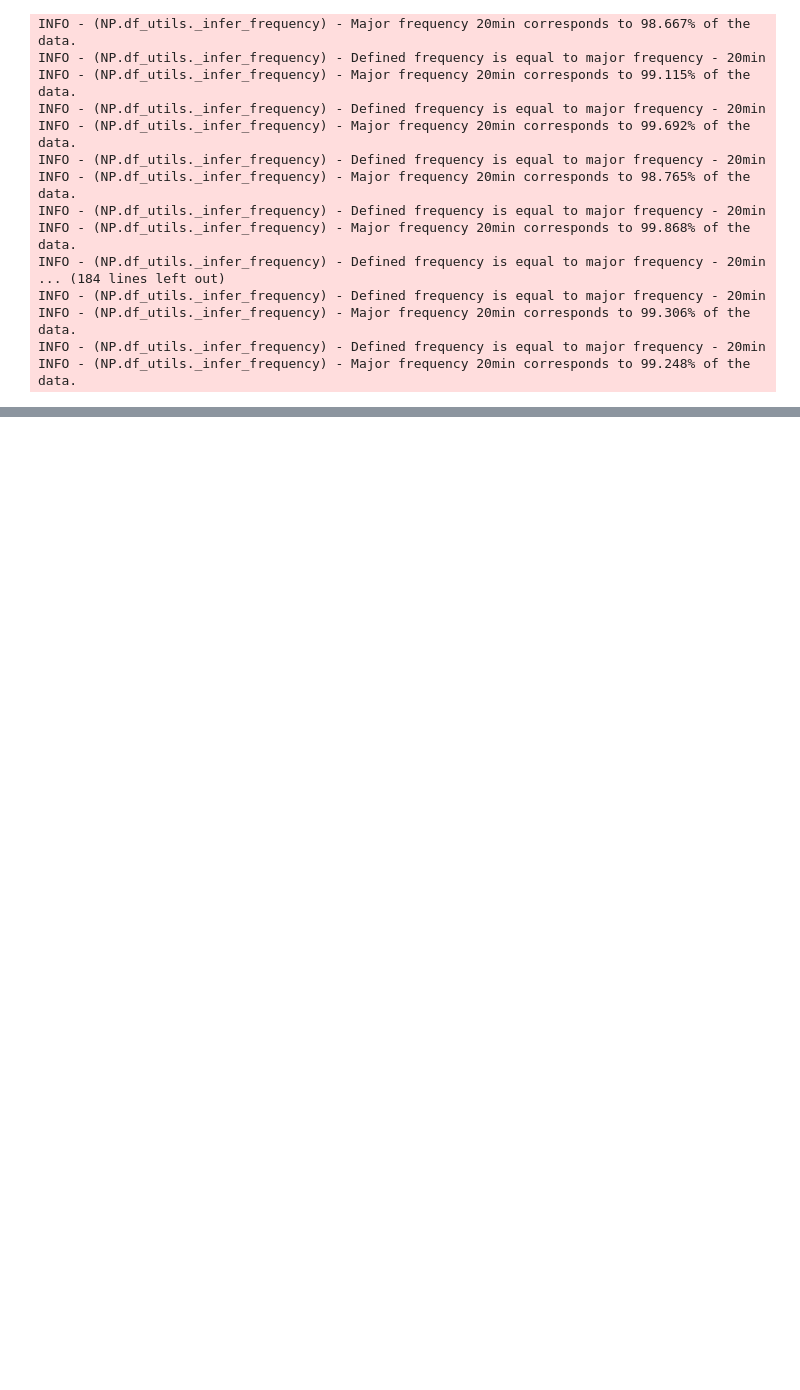
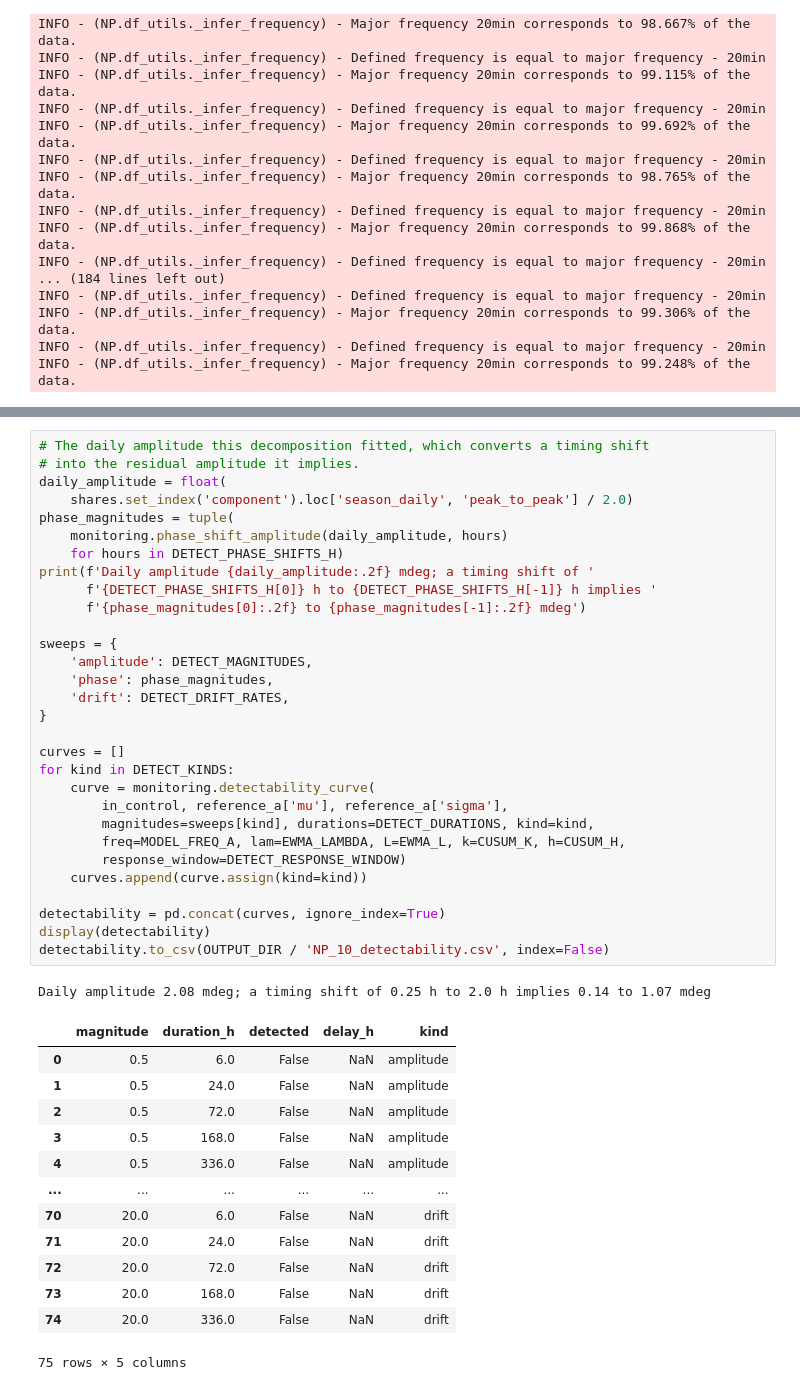
Before and after one commit to eugeniomoreira-iaud/neuralprophet-shm, a Jupyter notebook: studies/04_neuralprophet_inclination_prediction/neuralprophet_inclination_prediction_study.ipynb, the cells around one changed output, grey strips where cells are left out. Cells and saved outputs as stored; diff of their text form; blank space fills up the shorter version.

```diff
--- a/studies/04_neuralprophet_inclination_prediction/neuralprophet_inclination_prediction_study.ipynb
+++ b/studies/04_neuralprophet_inclination_prediction/neuralprophet_inclination_prediction_study.ipynb
@@ -939,0 +1249,45 @@ INFO - (NP.df_utils._infer_frequency) - Major frequency 20min corresponds to 99.
+# %%
+# The daily amplitude this decomposition fitted, which converts a timing shift
+# into the residual amplitude it implies.
+daily_amplitude = float(
+    shares.set_index('component').loc['season_daily', 'peak_to_peak'] / 2.0)
+phase_magnitudes = tuple(
+    monitoring.phase_shift_amplitude(daily_amplitude, hours)
+    for hours in DETECT_PHASE_SHIFTS_H)
+print(f'Daily amplitude {daily_amplitude:.2f} mdeg; a timing shift of '
+      f'{DETECT_PHASE_SHIFTS_H[0]} h to {DETECT_PHASE_SHIFTS_H[-1]} h implies '
+      f'{phase_magnitudes[0]:.2f} to {phase_magnitudes[-1]:.2f} mdeg')
+
+sweeps = {
+    'amplitude': DETECT_MAGNITUDES,
+    'phase': phase_magnitudes,
+    'drift': DETECT_DRIFT_RATES,
+}
+
+curves = []
+for kind in DETECT_KINDS:
+    curve = monitoring.detectability_curve(
+        in_control, reference_a['mu'], reference_a['sigma'],
+        magnitudes=sweeps[kind], durations=DETECT_DURATIONS, kind=kind,
+        freq=MODEL_FREQ_A, lam=EWMA_LAMBDA, L=EWMA_L, k=CUSUM_K, h=CUSUM_H,
+        response_window=DETECT_RESPONSE_WINDOW)
+    curves.append(curve.assign(kind=kind))
+
+detectability = pd.concat(curves, ignore_index=True)
+display(detectability)
+detectability.to_csv(OUTPUT_DIR / 'NP_10_detectability.csv', index=False)
+# %% [output]
+Daily amplitude 2.08 mdeg; a timing shift of 0.25 h to 2.0 h implies 0.14 to 1.07 mdeg
+|  | magnitude | duration_h | detected | delay_h | kind |
+| 0 | 0.5 | 6.0 | False | NaN | amplitude |
+| 1 | 0.5 | 24.0 | False | NaN | amplitude |
+| 2 | 0.5 | 72.0 | False | NaN | amplitude |
+| 3 | 0.5 | 168.0 | False | NaN | amplitude |
+| 4 | 0.5 | 336.0 | False | NaN | amplitude |
+| ... | ... | ... | ... | ... | ... |
+| 70 | 20.0 | 6.0 | False | NaN | drift |
+| 71 | 20.0 | 24.0 | False | NaN | drift |
+| 72 | 20.0 | 72.0 | False | NaN | drift |
+| 73 | 20.0 | 168.0 | False | NaN | drift |
+| 74 | 20.0 | 336.0 | False | NaN | drift |
+75 rows × 5 columns
```
Also changed, not shown: parts of 7 cells of this notebook, 1 other file.
